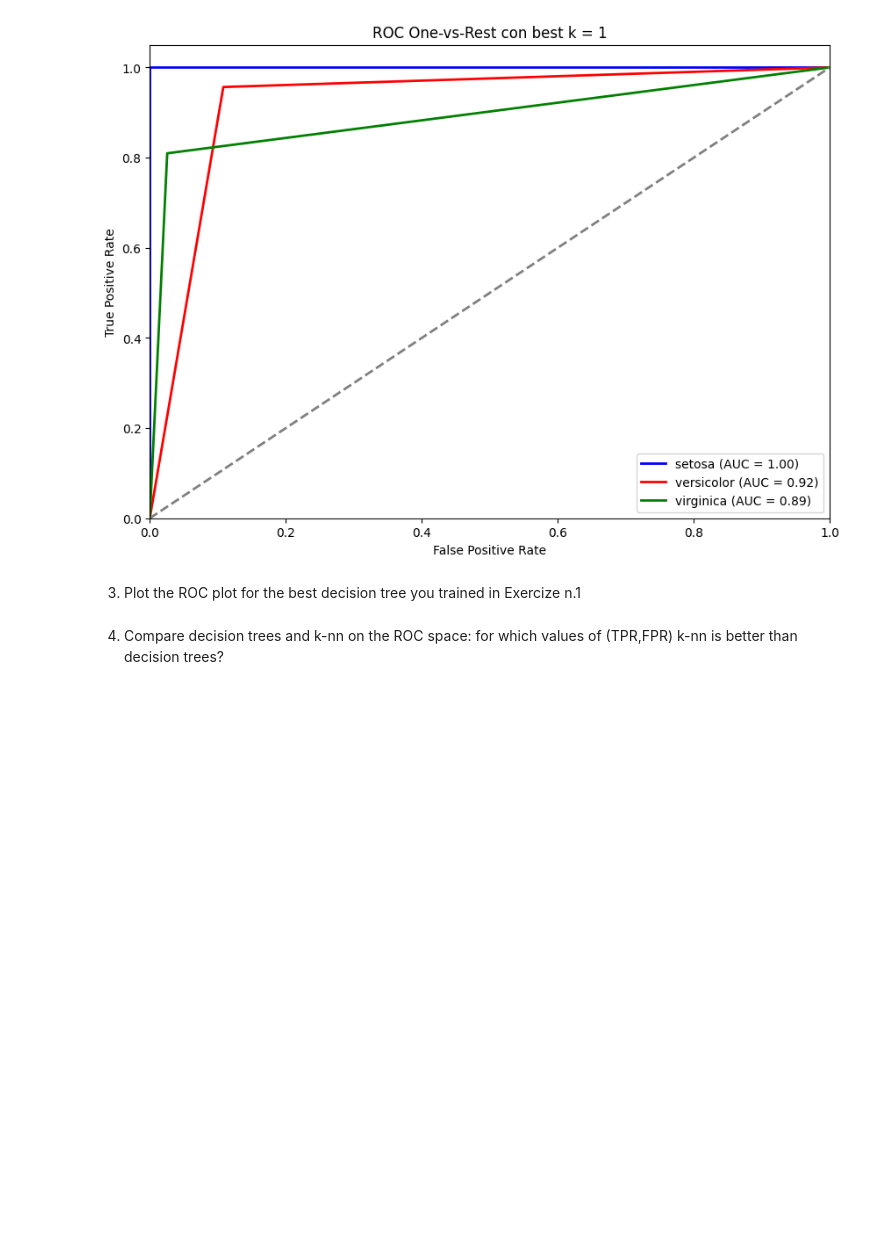
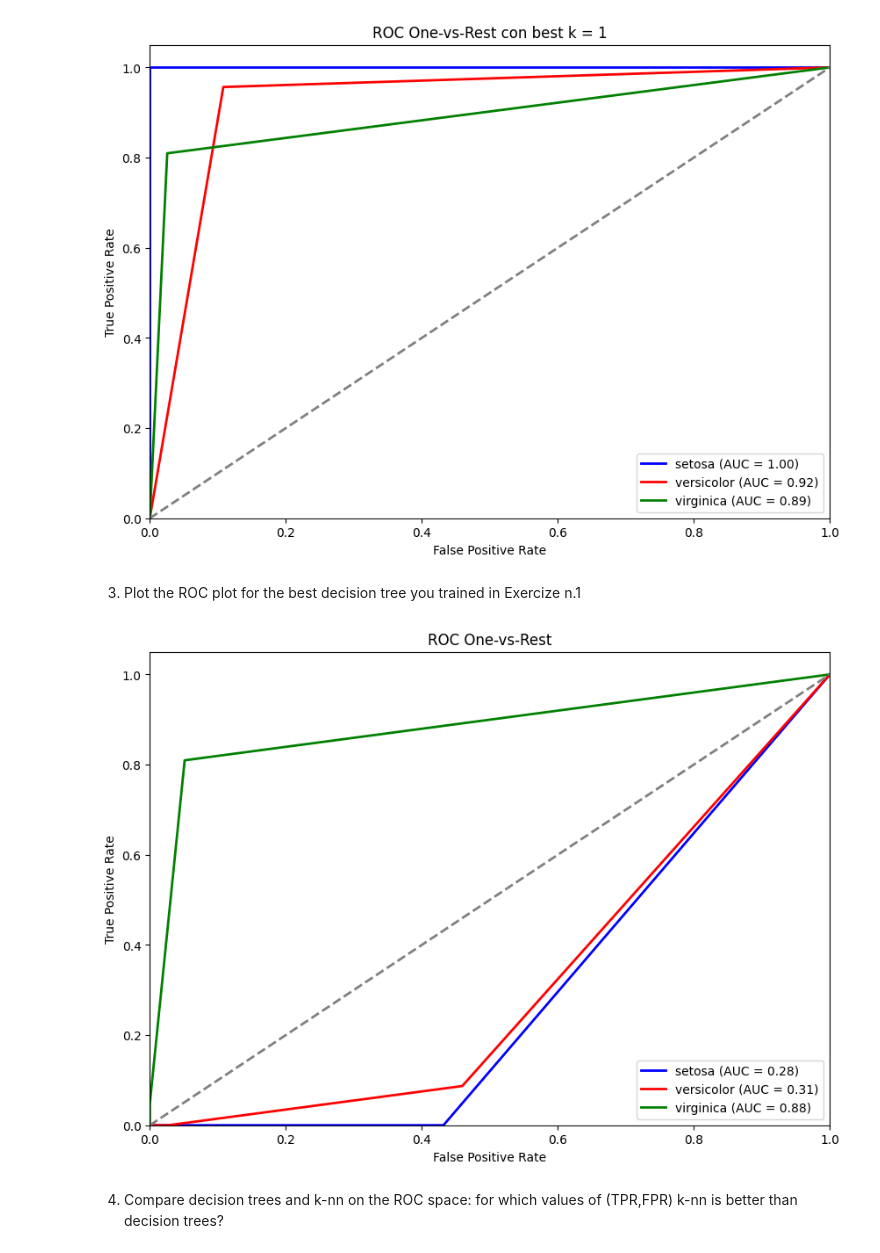
Before and after one commit to Artorias718/Machine-Learning, a Jupyter notebook: 3. Distance based models/classification_iris_knn_aa_21_22 (1).ipynb, the cells around one changed output. Cells and saved outputs as stored; diff of their text form; code cells hidden in the pictures; blank space fills up the shorter version.

```diff
--- a/3. Distance based models/classification_iris_knn_aa_21_22 (1).ipynb
+++ b/3. Distance based models/classification_iris_knn_aa_21_22 (1).ipynb
@@ -408,5 +408,46 @@ plt.show()
 [figure]
 # %% [markdown]
 3. Plot the ROC plot for the best decision tree you trained in Exercize n.1
+# %%
+from sklearn.tree import DecisionTreeClassifier
+from sklearn.metrics import roc_curve, auc
+import matplotlib.pyplot as plt
+
+# Crea e addestra il tuo modello DecisionTreeClassifier
+clf_tuned = DecisionTreeClassifier(class_weight='balanced', criterion='entropy', max_features='sqrt', max_leaf_nodes=5, min_impurity_decrease=0, min_samples_leaf=1, min_samples_split=5, splitter='random')
+clf_tuned.fit(X_train, y_train)
+
+# Train a k-NN classifier for each class (one-vs-all)
+classifiers = [clf_tuned for _ in range(n_classes)]
+for i in range(n_classes):
+    classifiers[i].fit(X_train, y_train[:, i])
+
+# Compute ROC curves and ROC AUC for each class (one-vs-all)
+fpr = dict()
+tpr = dict()
+roc_auc = dict()
+
+for i in range(n_classes):
+    y_scores = classifiers[i].predict_proba(X_test)[:, 1]  # Positive class probability
+    fpr[i], tpr[i], _ = roc_curve(y_test[:, i], y_scores)
+    roc_auc[i] = auc(fpr[i], tpr[i])
+
+# Plot ROC curves for each class
+plt.figure(figsize=(10, 7))
+colors = ['blue', 'red', 'green']
+for i, color in zip(range(n_classes), colors):
+    class_name = iris.target_names[i]  # Get the class name
+    plt.plot(fpr[i], tpr[i], color=color, lw=2, label=f'{class_name} (AUC = {roc_auc[i]:.2f})')
+
+plt.plot([0, 1], [0, 1], color='gray', lw=2, linestyle='--')
+plt.xlim([0.0, 1.0])
+plt.ylim([0.0, 1.05])
+plt.xlabel('False Positive Rate')
+plt.ylabel('True Positive Rate')
+plt.title(f"ROC One-vs-Rest")
+plt.legend(loc="lower right")
+plt.show()
+# %% [output]
+[figure, added]
 # %% [markdown]
 4. Compare decision trees and k-nn on the ROC space: for which values of (TPR,FPR) k-nn is better than decision trees?
```
Also changed, not shown: parts of 5 cells of this notebook, 4 other files.
